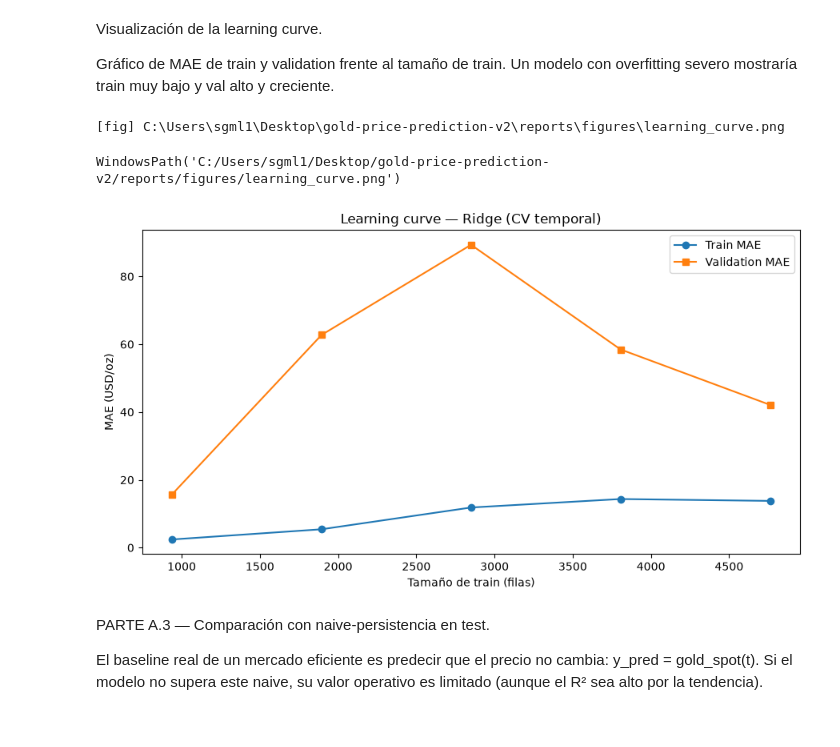
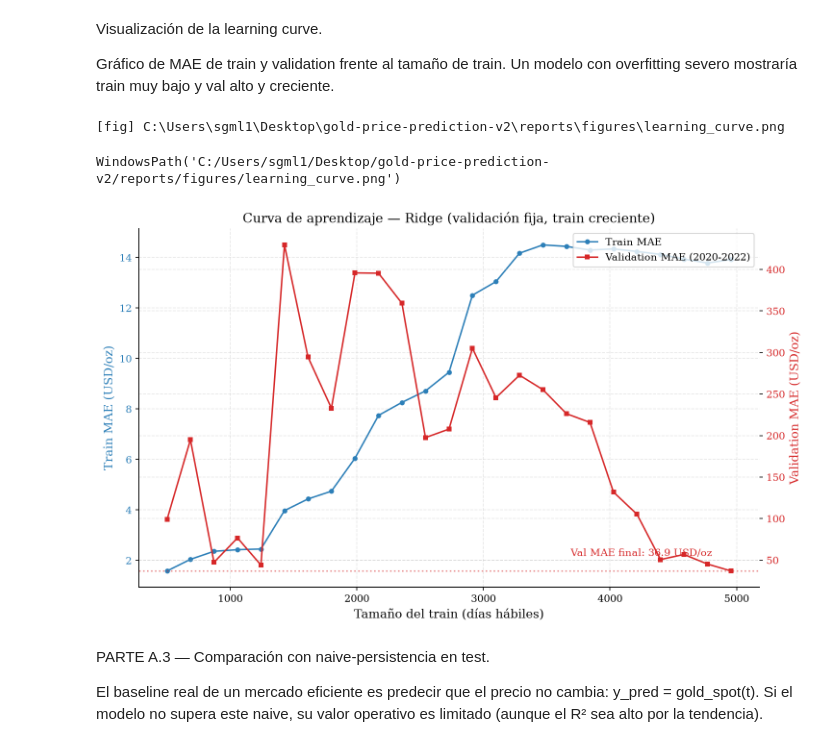
Before and after one commit to sebastianmalbaceda/gold-price-prediction, a Jupyter notebook: notebooks/16_direccion_clasificacion.ipynb, the cells around one changed output. Saved outputs shown, nothing was run; the diff lists cells and outputs as text; code cells hidden in the pictures.

```diff
--- a/notebooks/16_direccion_clasificacion.ipynb
+++ b/notebooks/16_direccion_clasificacion.ipynb
@@ -150,22 +157,39 @@ con overfitting severo mostraría train muy bajo y val alto y creciente.
 # %%
 import matplotlib.pyplot as plt
 
 from src.utils import save_fig
 
-lc = pd.DataFrame(lc_rows)
-fig, ax = plt.subplots(figsize=(9, 5))
-ax.plot(lc["train_size"], lc["train_mae"], "o-", label="Train MAE")
-ax.plot(lc["train_size"], lc["val_mae"], "s-", label="Validation MAE")
-ax.set_xlabel("Tamaño de train (filas)")
-ax.set_ylabel("MAE (USD/oz)")
-ax.set_title("Learning curve — Ridge (CV temporal)")
-ax.legend()
+# Figura con doble eje: train MAE (izq) y val MAE (der), 25 puntos
+fig, ax = plt.subplots(figsize=(10, 6))
+ax.plot(lc["train_size"], lc["train_mae"], "o-", color="#2c7fb8",
+        markersize=4, linewidth=1.5, label="Train MAE")
+ax.set_xlabel("Tamaño del train (días hábiles)")
+ax.set_ylabel("Train MAE (USD/oz)", color="#2c7fb8")
+ax.tick_params(axis="y", labelcolor="#2c7fb8")
+
+ax2 = ax.twinx()
+ax2.plot(lc["train_size"], lc["val_mae"], "s-", color="#d62728",
+         markersize=4, linewidth=1.5, label="Validation MAE (2020-2022)")
+ax2.set_ylabel("Validation MAE (USD/oz)", color="#d62728")
+ax2.tick_params(axis="y", labelcolor="#d62728")
+
+final_val = lc["val_mae"].iloc[-1]
+ax2.axhline(final_val, color="#d62728", linestyle=":", alpha=0.5)
+ax2.annotate(f"Val MAE final: {final_val:.1f} USD/oz",
+             xy=(lc["train_size"].iloc[-1], final_val),
+             xytext=(-160, 15), textcoords="offset points",
+             color="#d62728", fontsize=10)
+
+ax.set_title("Curva de aprendizaje — Ridge (validación fija, train creciente)")
+lines1, labels1 = ax.get_legend_handles_labels()
+lines2, labels2 = ax2.get_legend_handles_labels()
+ax.legend(lines1 + lines2, labels1 + labels2, loc="upper right")
 fig.tight_layout()
 save_fig(fig, "learning_curve.png")
 # %% [output]
 [fig] C:\Users\sgml1\Desktop\gold-price-prediction-v2\reports\figures\learning_curve.png
 WindowsPath('C:/Users/sgml1/Desktop/gold-price-prediction-v2/reports/figures/learning_curve.png')
-[figure, old version]
+[figure, new version]
 # %% [markdown]
 PARTE A.3 — Comparación con naive-persistencia en test.
 
```
Also changed, not shown: parts of 5 cells of this notebook, 53 other files.
